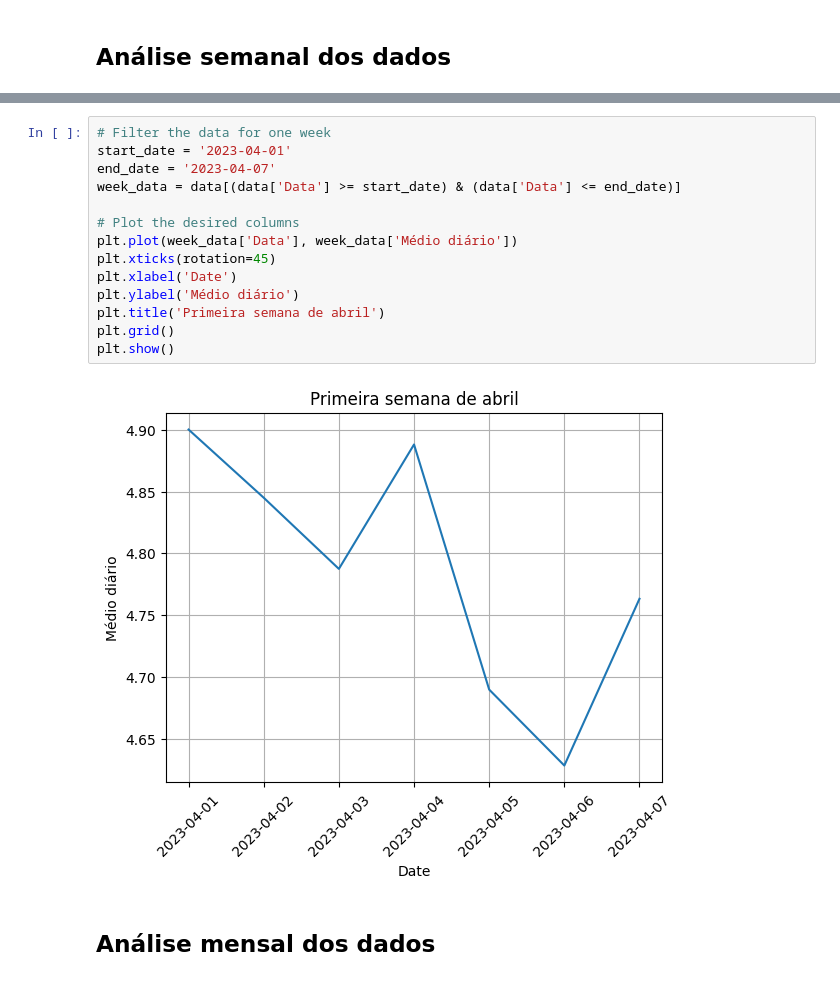
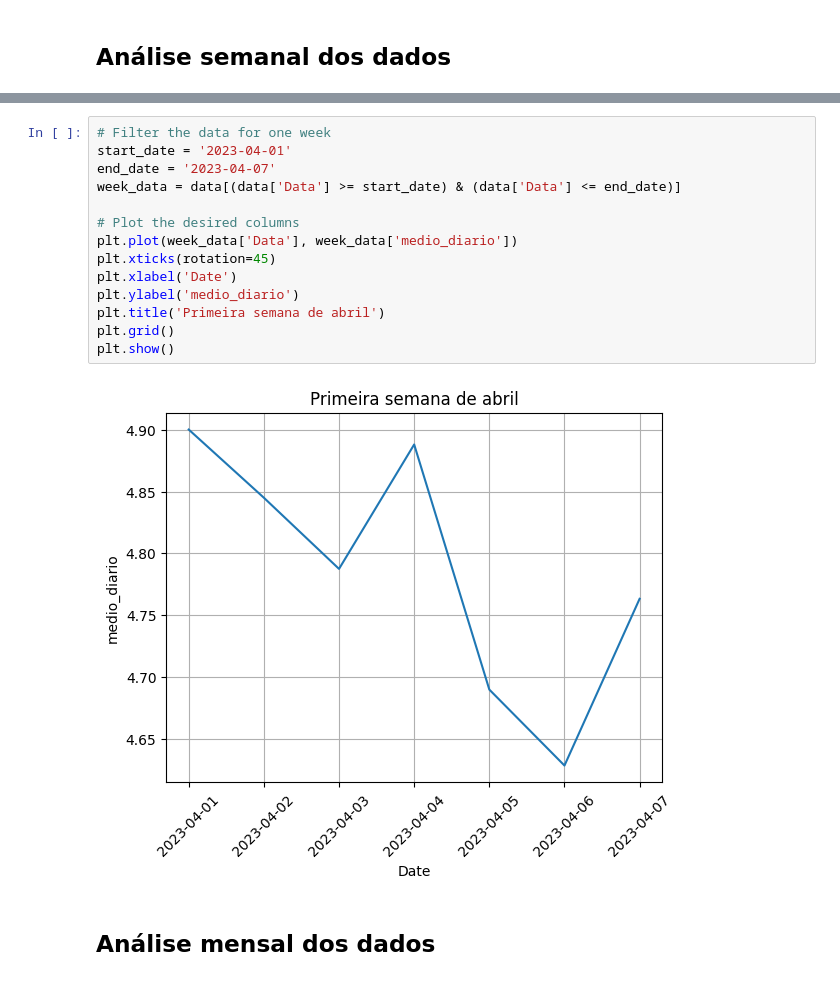
Before and after one commit to V-kr0pt/vivix_energy_consumption, a Jupyter notebook: data_visual.ipynb, the cells around one changed output, grey strips where cells are left out. Drawn from its saved outputs; the diff is of its cells as text.

```diff
--- a/data_visual.ipynb
+++ b/data_visual.ipynb
@@ -130,19 +130,19 @@ plt.show()
 # %%
 # Filter the data for one week
 start_date = '2023-04-01'
 end_date = '2023-04-07'
 week_data = data[(data['Data'] >= start_date) & (data['Data'] <= end_date)]
 
 # Plot the desired columns
-plt.plot(week_data['Data'], week_data['Médio diário'])
+plt.plot(week_data['Data'], week_data['medio_diario'])
 plt.xticks(rotation=45)
 plt.xlabel('Date')
-plt.ylabel('Médio diário')
+plt.ylabel('medio_diario')
 plt.title('Primeira semana de abril')
 plt.grid()
 plt.show()
 # %% [output]
-[figure, old version]
+[figure, new version]
 # %% [markdown]
 ## Análise mensal dos dados
 # %%
```
Also changed, not shown: parts of 12 cells of this notebook.
